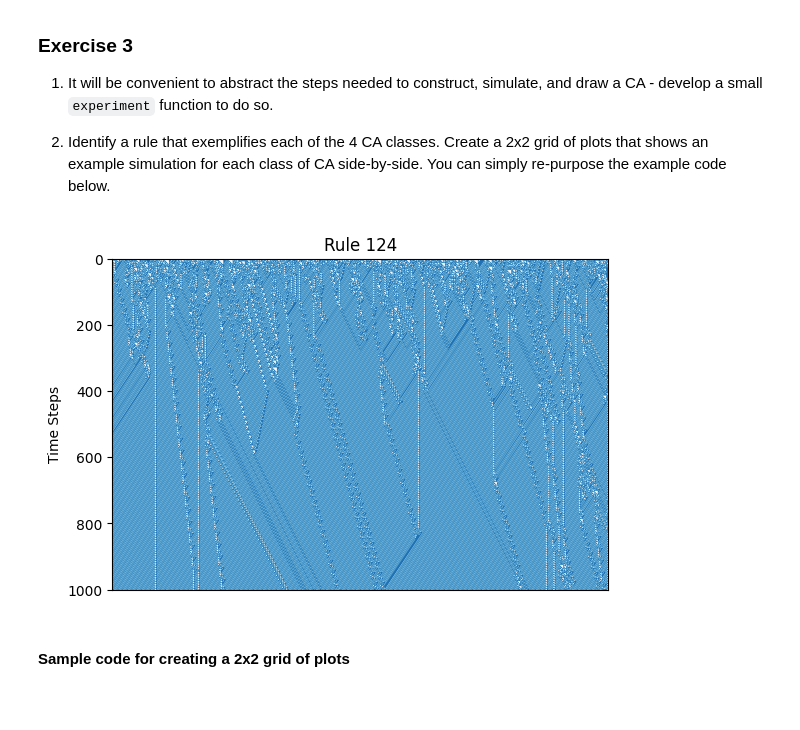
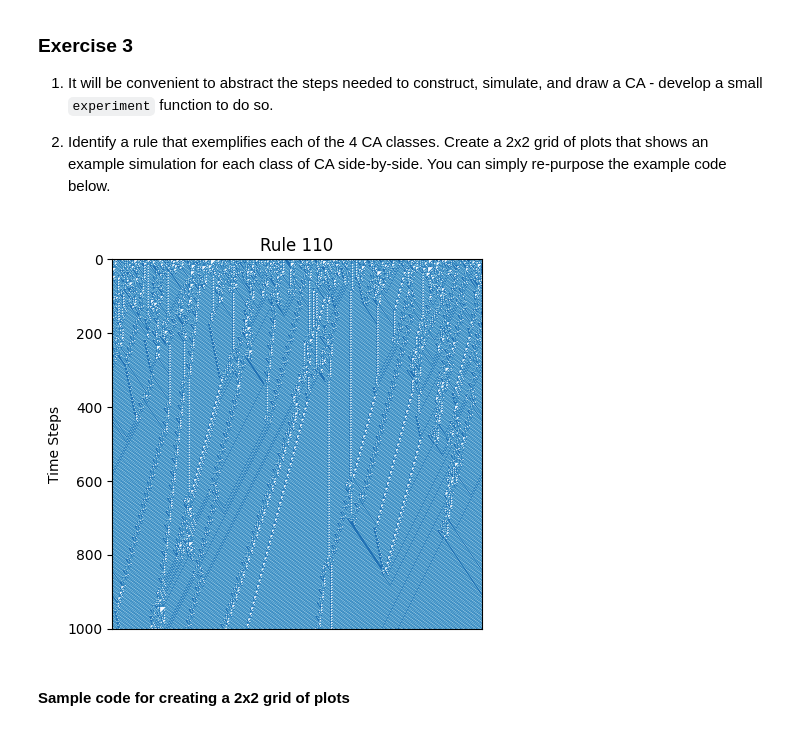
Before and after one commit to alirempel/cap-comp215, a Jupyter notebook: labs/lab05-CA-1D.ipynb, the cells around one changed output. Drawn from its saved outputs; the diff is of its cells as text; code cells hidden in the pictures; blank space fills up the shorter version.

```diff
--- a/labs/lab05-CA-1D.ipynb
+++ b/labs/lab05-CA-1D.ipynb
@@ -39,9 +39,9 @@ POWERS_OF_2 = np.array((4, 2, 1))
 def rule_indexes(state):
     """ Return vector of rule indexes - one index for each 3-cell neighbourhood in the CA state vector. """
     # numpy's version of the "sliding dot product" algorithm;  "pad" ends of state array with extra 0 cell to mitigate edge effects
-    return np.correlate(np.pad(state, 1, mode='constant'), POWERS_OF_2, mode='valid')
+    return np.correlate(np.pad(state, 1, mode='wrap'), POWERS_OF_2, mode='valid')
 
-assert all( rule_indexes(np.array([1,1,0,0,1,0,0,0])) == [3, 6, 4, 1, 2, 4, 0, 0] )
+assert all( rule_indexes(np.array([1,1,0,0,1,0,0,0])) == [3, 6, 4, 1, 2, 4, 0, 1] )
 
 
 def transition(state, rule):
@@ -197,14 +197,14 @@ Wolfram identifies 4 "classes" of Elementary Cellular Automata:
 # %%
 # Solution for Ex. 3 here...
 
 def ca_experiment(rule, n_steps=100, array = single_centre_array(301)):
   ca = Cell1D(rule, array)
   sim = ca.simulate(n_steps)
   ca_img = ca.draw(n_steps)
 
-ca_experiment(124, n_steps=1000, array=random_array(1500,.5))
+ca_experiment(rule=110, n_steps=1000, array=random_array(1000,.5))
 # %% [output]
-[figure, old version]
+[figure, new version]
 # %% [markdown]
 #### Sample code for creating a 2x2 grid of plots
 # %%
```
Also changed, not shown: parts of 1 cell of this notebook.
